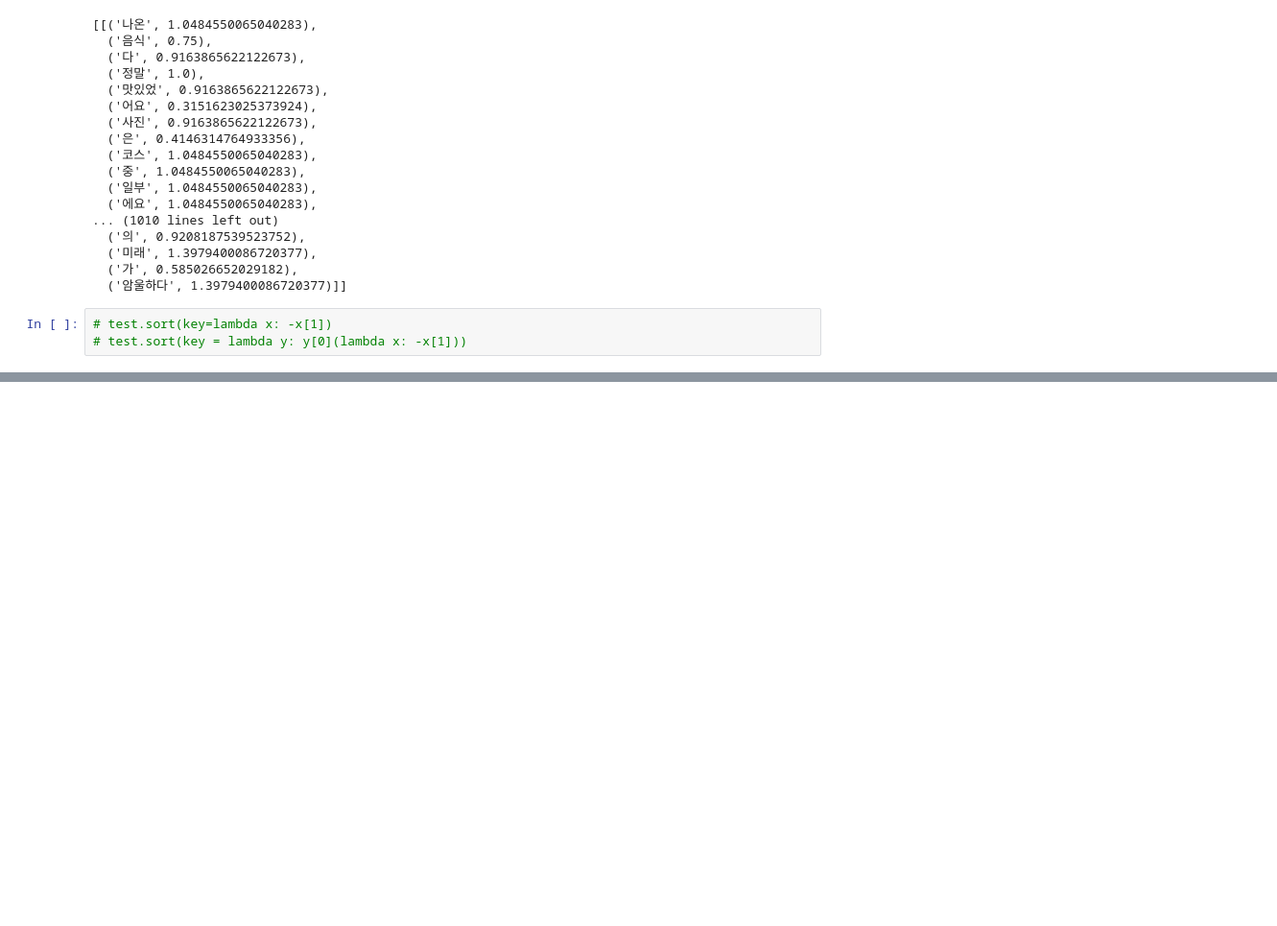
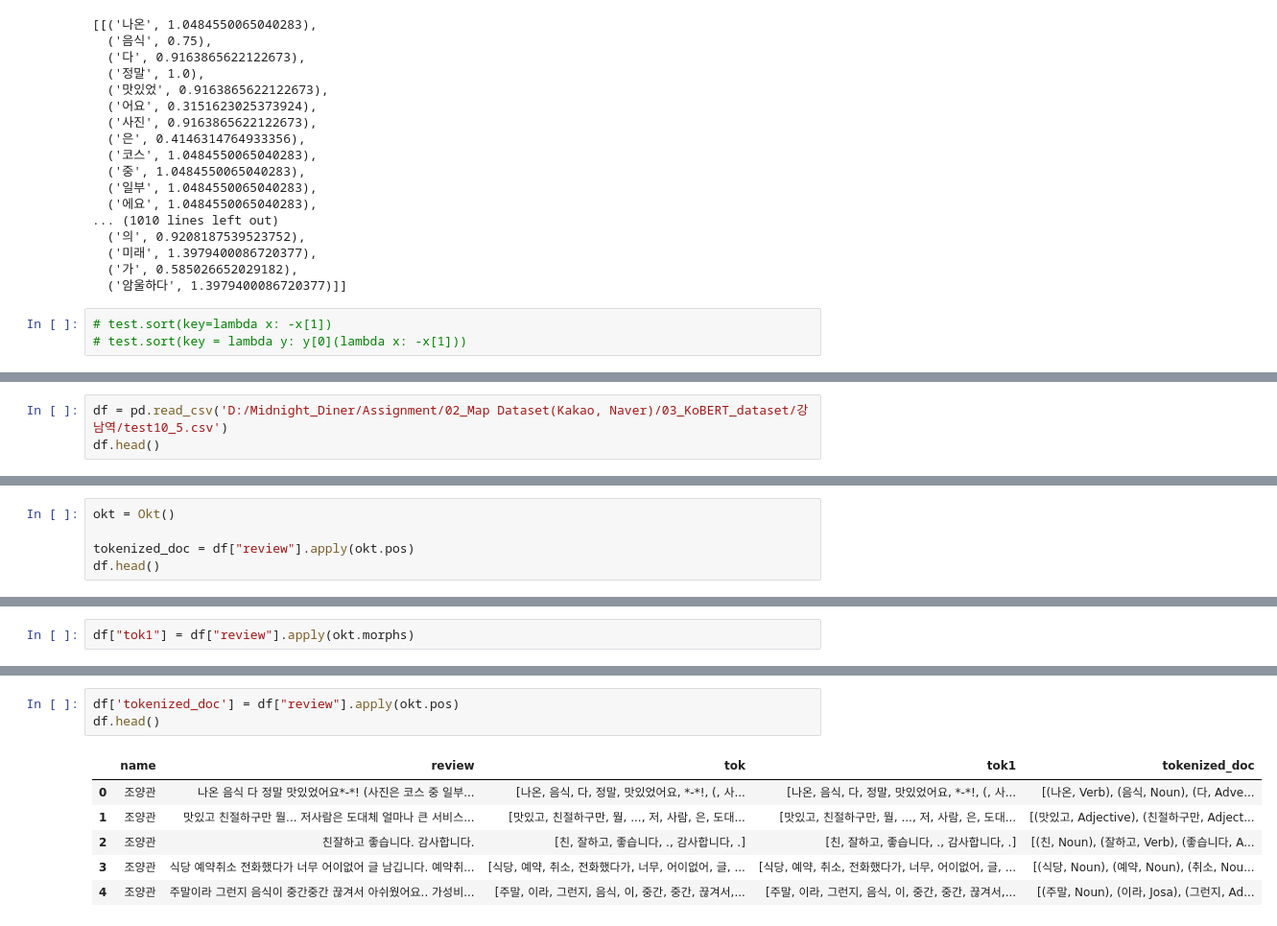
Before and after one commit to xilverh0ya/Midnight_Diner, a Jupyter notebook: Assignment/03_Module/01_Test/test.ipynb, the cells around one changed output, grey strips where cells are left out. Shown at 96% size. Drawn from its saved outputs; the diff is of its cells as text; blank space fills up the shorter version.

```diff
--- a/Assignment/03_Module/01_Test/test.ipynb
+++ b/Assignment/03_Module/01_Test/test.ipynb
@@ -205,0 +320,3 @@ v_test
+# %%
+df = pd.read_csv('D:/Midnight_Diner/Assignment/02_Map Dataset(Kakao, Naver)/03_KoBERT_dataset/강남역/test10_5.csv')
+df.head()
@@ -205,0 +330,5 @@ v_test
+# %%
+okt = Okt()
+
+tokenized_doc = df["review"].apply(okt.pos)
+df.head()
@@ -205,0 +342,2 @@ v_test
+# %%
+df["tok1"] = df["review"].apply(okt.morphs)
@@ -205,0 +363,10 @@ v_test
+# %%
+df['tokenized_doc'] = df["review"].apply(okt.pos)
+df.head()
+# %% [output]
+|  | name | review | tok | tok1 | tokenized_doc |
+| 0 | 조양관 | 나온 음식 다 정말 맛있었어요*-*! (사진은 코스 중 일부... | [나온, 음식, 다, 정말, 맛있었어요, *-*!, (, 사... | [나온, 음식, 다, 정말, 맛있었어요, *-*!, (, 사... | [(나온, Verb), (음식, Noun), (다, Adve... |
+| 1 | 조양관 | 맛있고 친절하구만 뭘... 저사람은 도대체 얼마나 큰 서비스... | [맛있고, 친절하구만, 뭘, ..., 저, 사람, 은, 도대... | [맛있고, 친절하구만, 뭘, ..., 저, 사람, 은, 도대... | [(맛있고, Adjective), (친절하구만, Adject... |
+| 2 | 조양관 | 친잘하고 좋습니다. 감사합니다. | [친, 잘하고, 좋습니다, ., 감사합니다, .] | [친, 잘하고, 좋습니다, ., 감사합니다, .] | [(친, Noun), (잘하고, Verb), (좋습니다, A... |
+| 3 | 조양관 | 식당 예약취소 전화했다가 너무 어이없어 글 남깁니다. 예약취... | [식당, 예약, 취소, 전화했다가, 너무, 어이없어, 글, ... | [식당, 예약, 취소, 전화했다가, 너무, 어이없어, 글, ... | [(식당, Noun), (예약, Noun), (취소, Nou... |
+| 4 | 조양관 | 주말이라 그런지 음식이 중간중간 끊겨서 아쉬웠어요.. 가성비... | [주말, 이라, 그런지, 음식, 이, 중간, 중간, 끊겨서,... | [주말, 이라, 그런지, 음식, 이, 중간, 중간, 끊겨서,... | [(주말, Noun), (이라, Josa), (그런지, Ad... |
```
Also changed, not shown: parts of 29 cells of this notebook.
